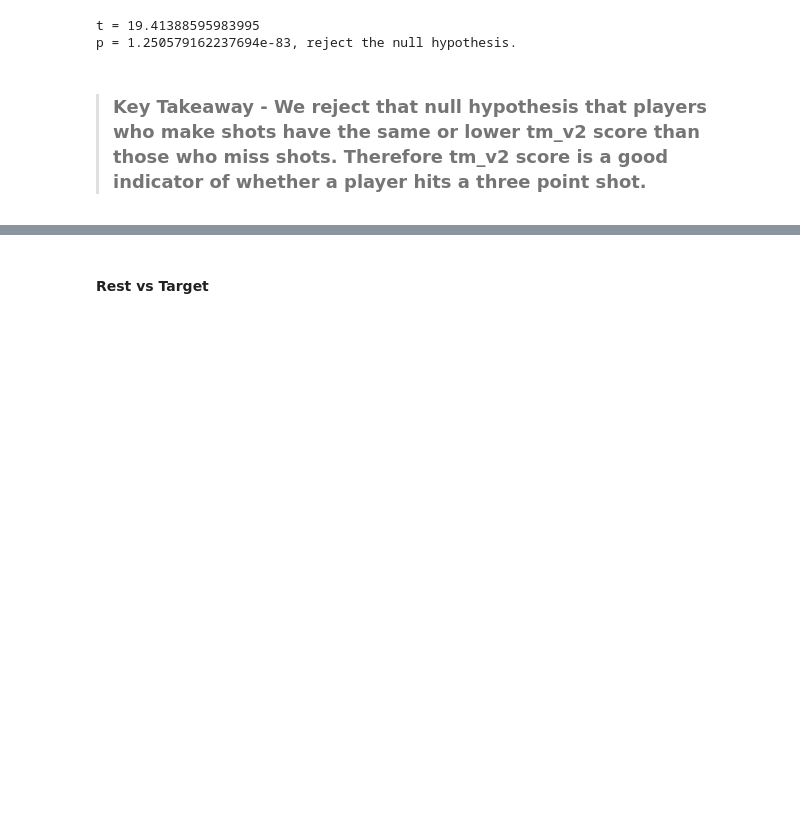
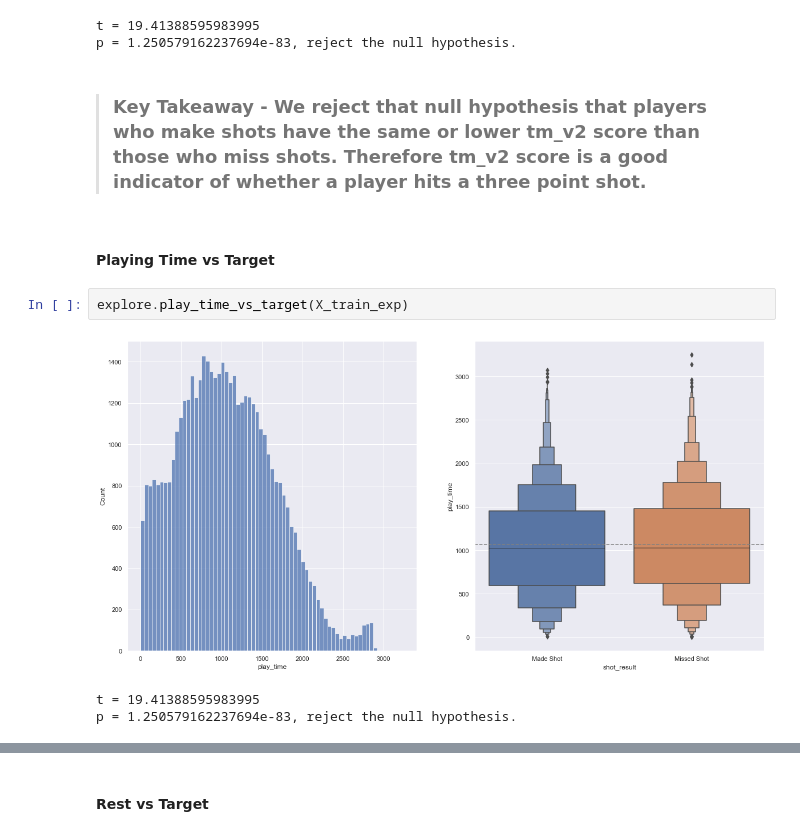
Before and after one commit to Eyring-Miller-Muriithi-capstone/shot-caller-for-ballers, a Jupyter notebook: Notebooks/Ryan/Take_the_Shot_or_Not_Final.ipynb, the cells around one changed output, grey strips where cells are left out. Saved outputs shown, nothing was run; the diff lists cells and outputs as text; blank space fills up the shorter version.

```diff
--- a/Notebooks/Ryan/Take_the_Shot_or_Not_Final.ipynb
+++ b/Notebooks/Ryan/Take_the_Shot_or_Not_Final.ipynb
@@ -394,3 +385,11 @@ t = 19.41388595983995
 p = 1.250579162237694e-83, reject the null hypothesis.
 # %% [markdown]
 > ### Key Takeaway - We reject that null hypothesis that players who make shots have the same or lower tm_v2 score than those who miss shots.  Therefore tm_v2 score is a good indicator of whether a player hits a three point shot.
+# %% [markdown]
+#### Playing Time vs Target
+# %%
+explore.play_time_vs_target(X_train_exp)
+# %% [output]
+[figure, added]
+t = 19.41388595983995
+p = 1.250579162237694e-83, reject the null hypothesis.
```
Also changed, not shown: parts of 40 cells of this notebook.
